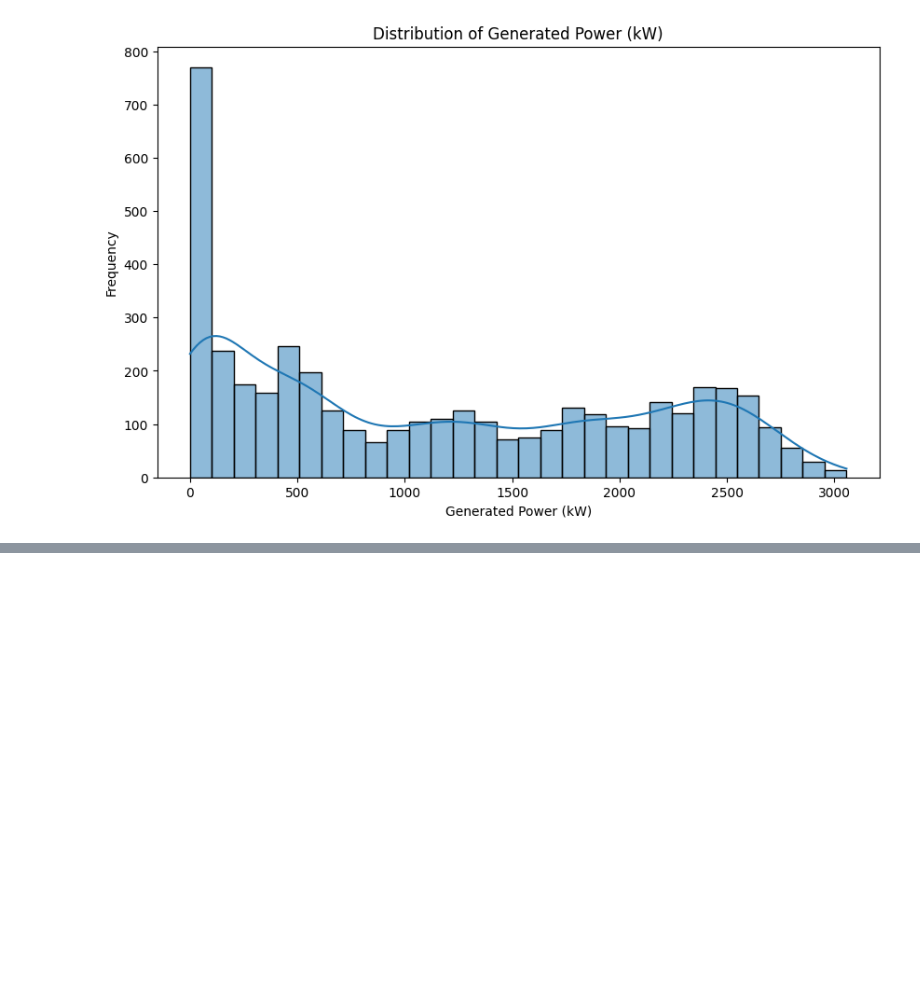
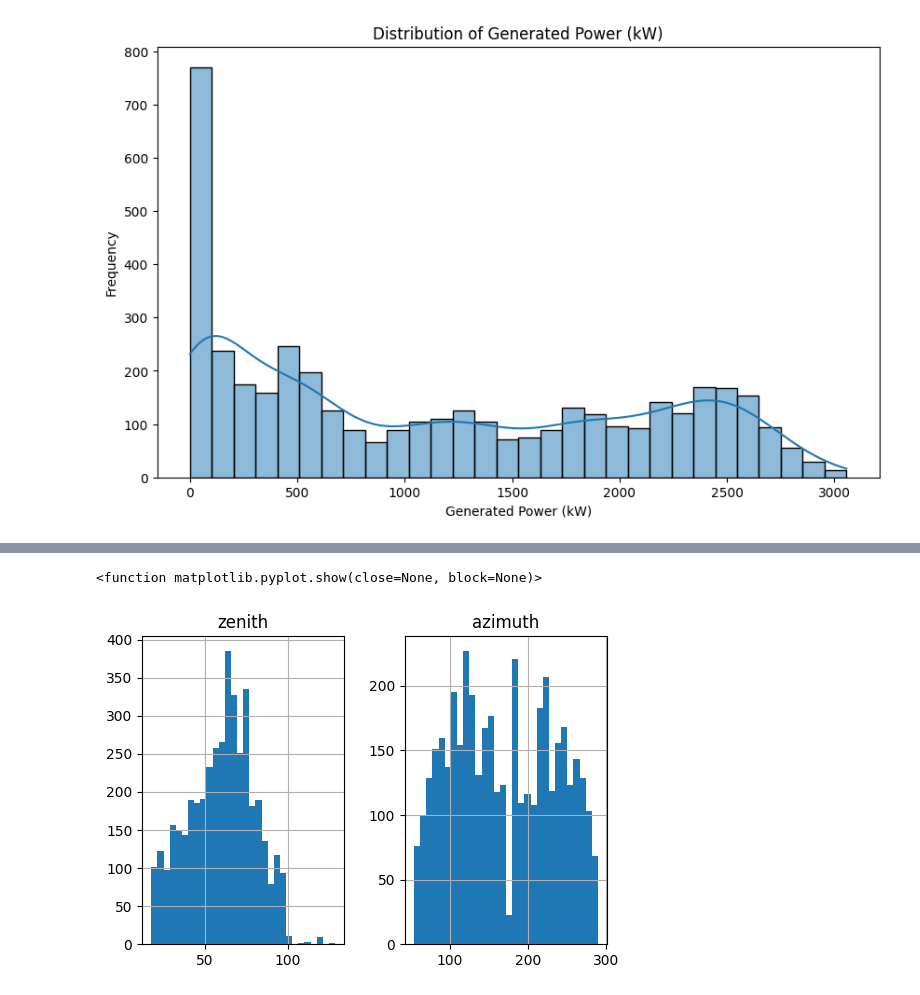
Before and after one commit to siddarth1331/solar-power-prediction, a Jupyter notebook: solarpowerprediction.ipynb, the cells around one changed output, grey strips where cells are left out. Cells and saved outputs as stored; diff of their text form; code cells hidden in the pictures; blank space fills up the shorter version.

```diff
--- a/solarpowerprediction.ipynb
+++ b/solarpowerprediction.ipynb
@@ -137,0 +153,6 @@ plt.show()
+# %%
+df[df.columns[18:20]].hist(bins=30, figsize=(6,4))
+plt.show
+# %% [output]
+<function matplotlib.pyplot.show(close=None, block=None)>
+[figure, added]
```
Also changed, not shown: parts of 7 cells of this notebook.
